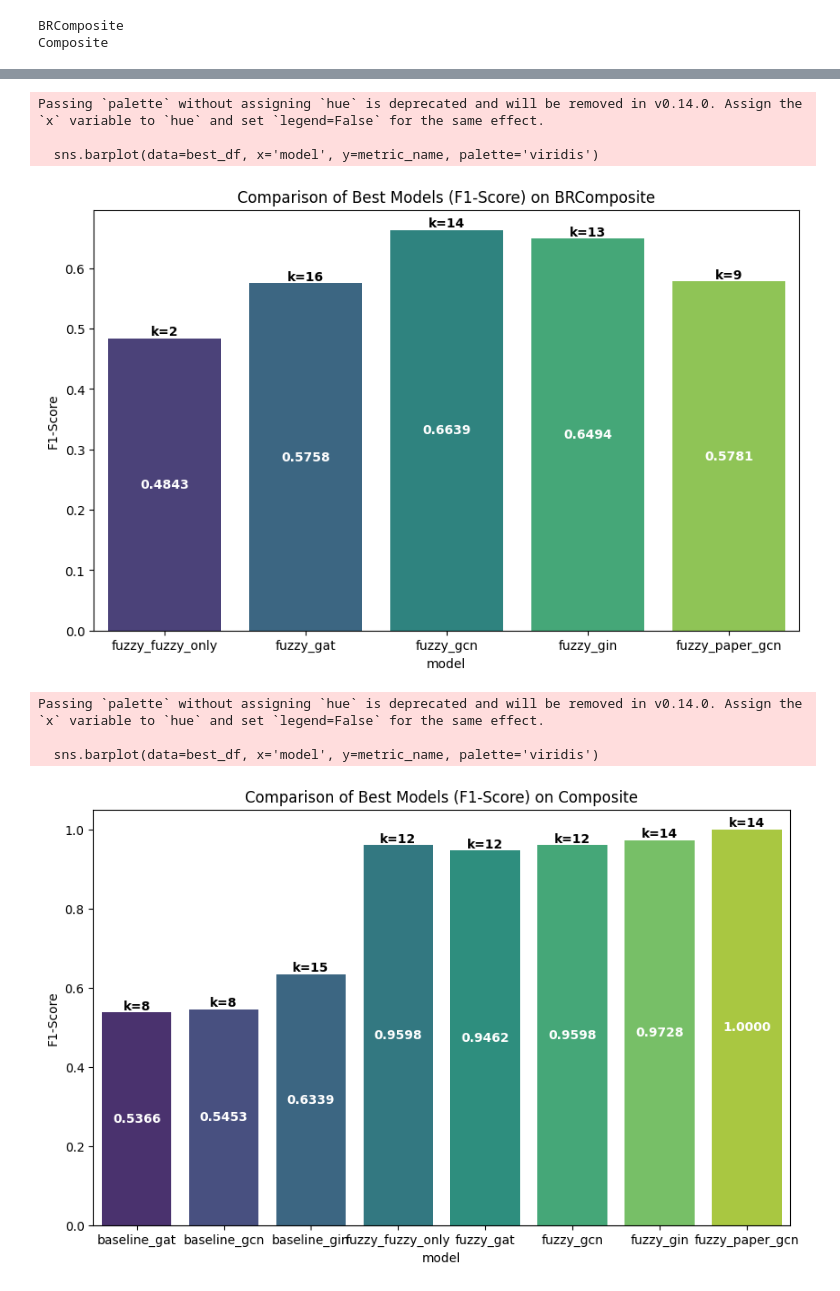
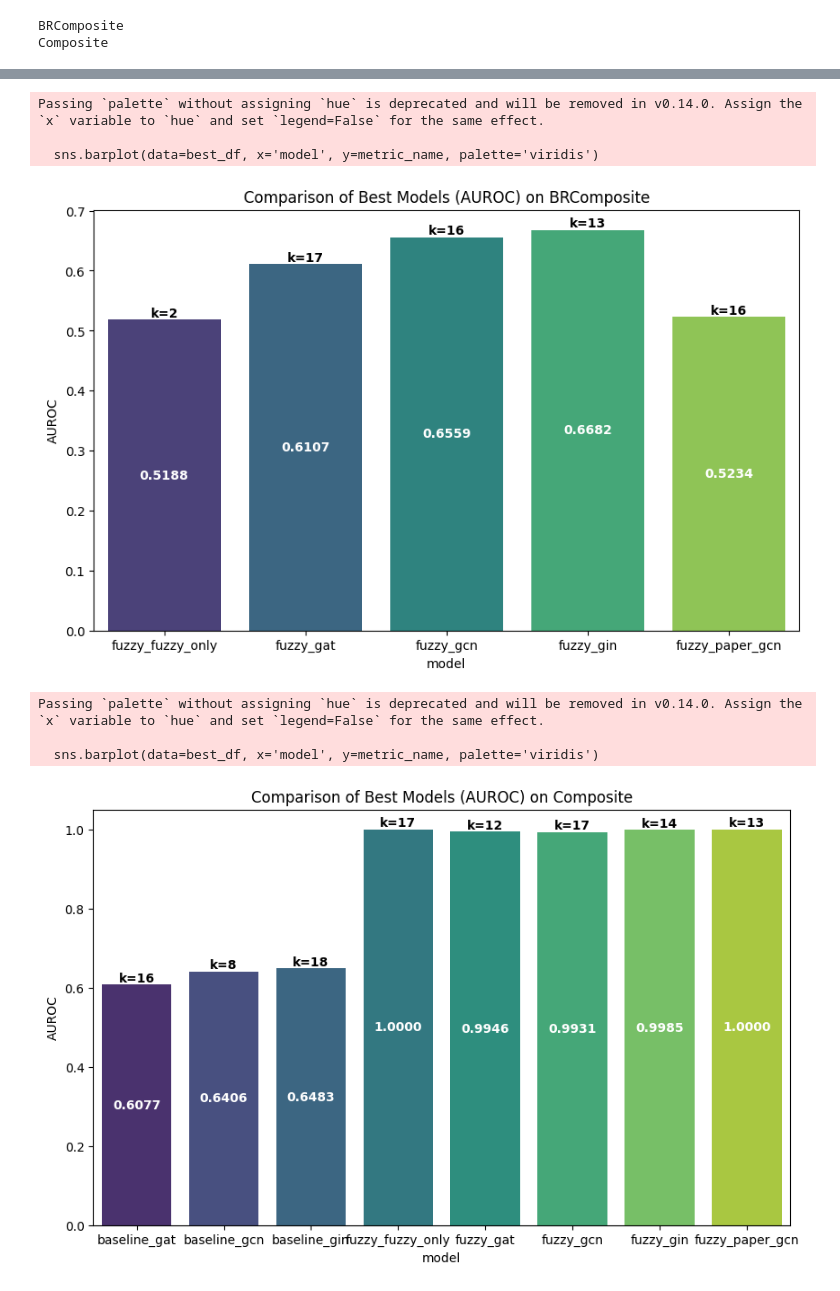
Before and after one commit to Xiaoxuan-Yu-ty/FireGNN, a Jupyter notebook: AD/visulize_metrics.ipynb, the cells around one changed output, grey strips where cells are left out. Saved outputs shown, nothing was run; the diff lists cells and outputs as text; code cells hidden in the pictures.

```diff
--- a/AD/visulize_metrics.ipynb
+++ b/AD/visulize_metrics.ipynb
@@ -44,13 +44,13 @@ def load_metrics(root_dir):
     return df
 # %%
 # 2_classes_label_leakage
-# df_2cls_ll = load_metrics('../results/two_classes/label_leakage/')
+df_2cls_ll = load_metrics('../results/two_classes/label_leakage/')
 # 2_classes_no_label_leakage
 df_2cls_nll = load_metrics('../results/two_classes/no_label_leakage/')
 # 3_classes_label_leakage
-# df_3cls_ll = load_metrics('../results/three_classes/label_leakage/')
+df_3cls_ll = load_metrics('../results/three_classes/label_leakage/')
 # # 3_class_no_label_leakage
-# df_3cls_nll = load_metrics('../results/three_classes/no_label_leakage/')
+df_3cls_nll = load_metrics('../results/three_classes/no_label_leakage/')
 # %%
 df_2cls_nll
 # %% [output]
@@ -209,11 +231,12 @@ Passing `palette` without assigning `hue` is deprecated and will be removed in v
 # %%
-plot_best_models(df_2cls_nll)
+plot_best_models(df_2cls_nll, 'AUROC')
+plot_best_models(df_2cls_nll, 'F1-Score')
 # %% [output]
 Passing `palette` without assigning `hue` is deprecated and will be removed in v0.14.0. Assign the `x` variable to `hue` and set `legend=False` for the same effect.
 
   sns.barplot(data=best_df, x='model', y=metric_name, palette='viridis')
-[figure, old version]
+[figure, new version]
 Passing `palette` without assigning `hue` is deprecated and will be removed in v0.14.0. Assign the `x` variable to `hue` and set `legend=False` for the same effect.
 
   sns.barplot(data=best_df, x='model', y=metric_name, palette='viridis')
-[figure, old version]
+[figure, new version]
```
Also changed, not shown: parts of 9 cells of this notebook, 1 other file.
